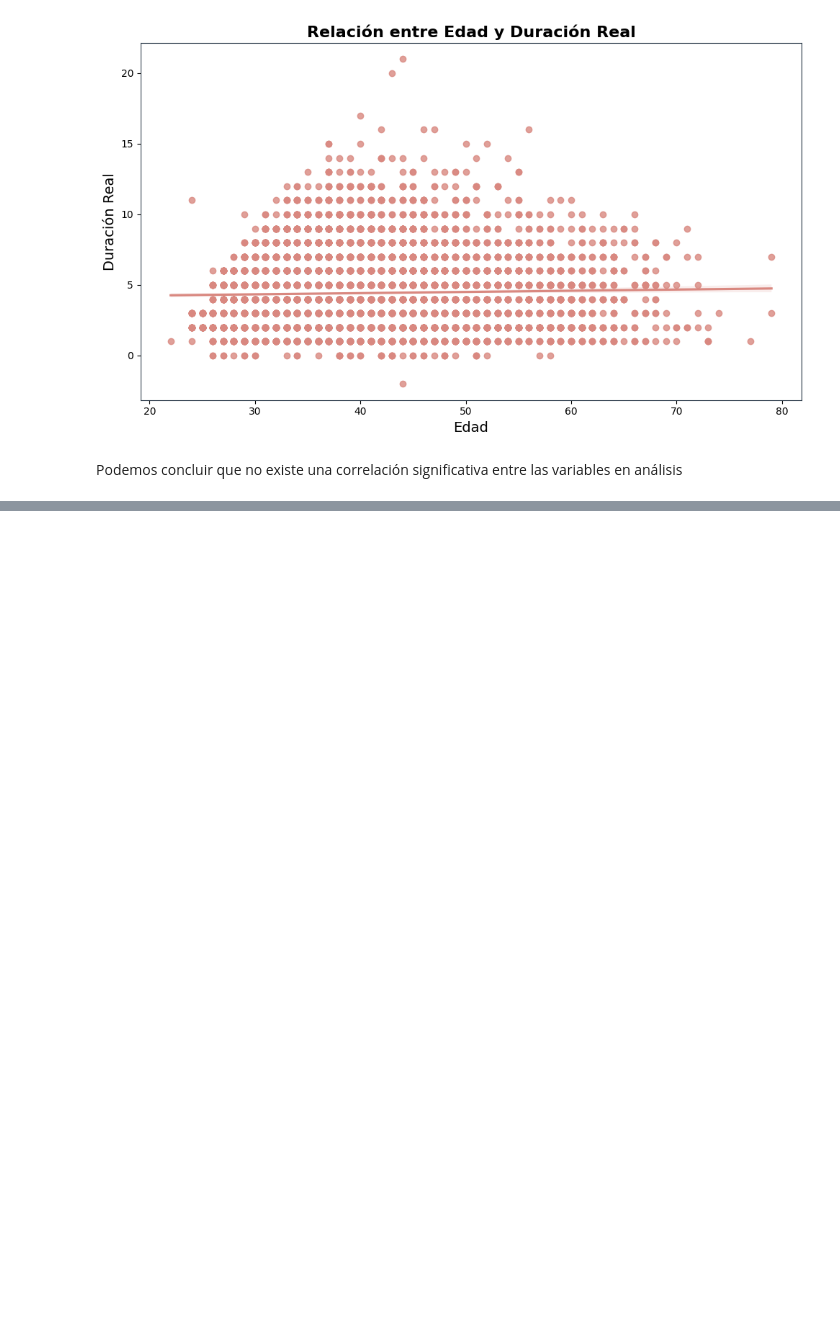
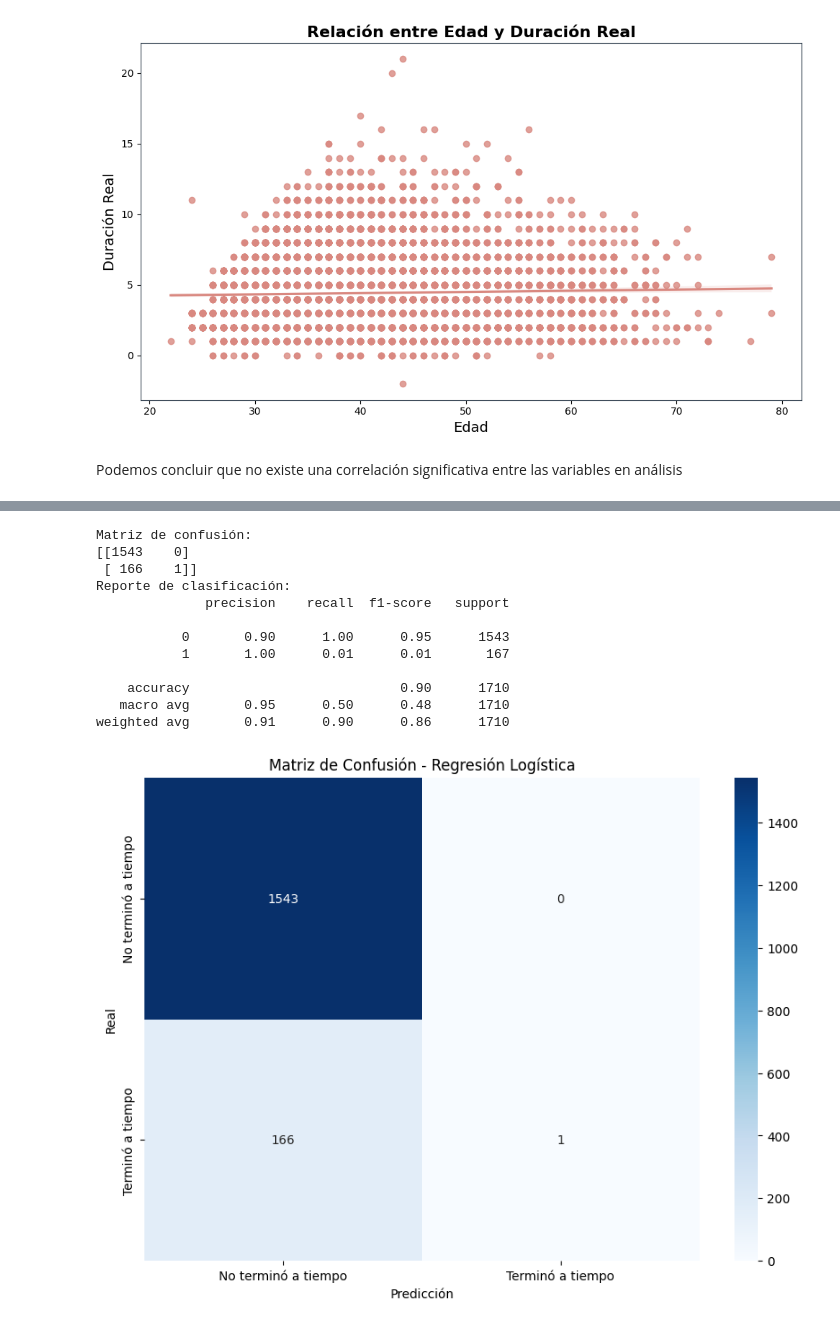
Before and after one commit to LucianoC11/Data-Science---Coderhouse, a Jupyter notebook: CICCONI_LUCIANO_ENTREGA_DATA_SCIENCE.ipynb, the cells around one changed output, grey strips where cells are left out. Cells and saved outputs as stored; diff of their text form; code cells hidden in the pictures; blank space fills up the shorter version.

```diff
--- a/CICCONI_LUCIANO_ENTREGA_DATA_SCIENCE.ipynb
+++ b/CICCONI_LUCIANO_ENTREGA_DATA_SCIENCE.ipynb
@@ -411,0 +587,6 @@ Podemos concluir que no existe una correlación significativa entre las variable
+# %%
+#Configuramos el df para obtener una nueva columna de tipo binaria, dandonos un 1 si la duración real y estimada son iguales
+df['Terminó_a_tiempo'] = (df['Duracion_Real'] == df['Duración_Reglas_Años']).astype(int)
+
+# Printeamos las primeras filas del DataFrame para verificar
+print(df.info())
@@ -411,0 +611,60 @@ Podemos concluir que no existe una correlación significativa entre las variable
+# %%
+# Importamos
+from sklearn.model_selection import train_test_split
+from sklearn.linear_model import LogisticRegression
+
+# Realizamos el Feature Selection (Selección de características y variable objetivo)
+features = [
+    'EDAD', 'Duración_Reglas_Años', 'Año_Ingreso',
+    'Tipo Titulo', 'Carrera', 'PROVINCIA', 'SEXO_TXT', 'Modalidad',
+    'Tipo_Inicio', 'CLASIF_LOCAL', 'GENERACION', 'TRABAJA'
+]
+target = 'Terminó_a_tiempo'
+
+# Preprocesamiento (convertir variables categóricas a numéricas)
+X = pd.get_dummies(df[features])
+y = df[target]
+
+# Dividimos el conjunto de datos en conjuntos de entrenamiento y prueba
+X_train, X_test, y_train, y_test = train_test_split(X, y, test_size=0.3, random_state=42)
+
+# Creamos el modelo de regresión logística
+logreg_model = LogisticRegression(max_iter=1000, random_state=42)
+
+# Entrenamos el modelo
+logreg_model.fit(X_train, y_train)
+
+# Hacemos predicciones con el modelo
+y_pred = logreg_model.predict(X_test)
+
+# Generamos la matriz de confusión
+cm = confusion_matrix(y_test, y_pred)
+print("Matriz de confusión:")
+print(cm)
+
+# Generamos el reporte de clasificación
+report = classification_report(y_test, y_pred)
+print("Reporte de clasificación:")
+print(report)
+
+# Visualizamos la matriz de confusión, ahora utilizando la libreria seaborn
+plt.figure(figsize=(10, 7))
+sns.heatmap(cm, annot=True, fmt='d', cmap='Blues', xticklabels=['No terminó a tiempo', 'Terminó a tiempo'], yticklabels=['No terminó a tiempo', 'Terminó a tiempo'])
+plt.xlabel('Predicción')
+plt.ylabel('Real')
+plt.title('Matriz de Confusión - Regresión Logística')
+plt.show()
+# %% [output]
+Matriz de confusión:
+[[1543    0]
+ [ 166    1]]
+Reporte de clasificación:
+              precision    recall  f1-score   support
+
+           0       0.90      1.00      0.95      1543
+           1       1.00      0.01      0.01       167
+
+    accuracy                           0.90      1710
+   macro avg       0.95      0.50      0.48      1710
+weighted avg       0.91      0.90      0.86      1710
+[figure, added]
```
Also changed, not shown: parts of 15 cells of this notebook.
